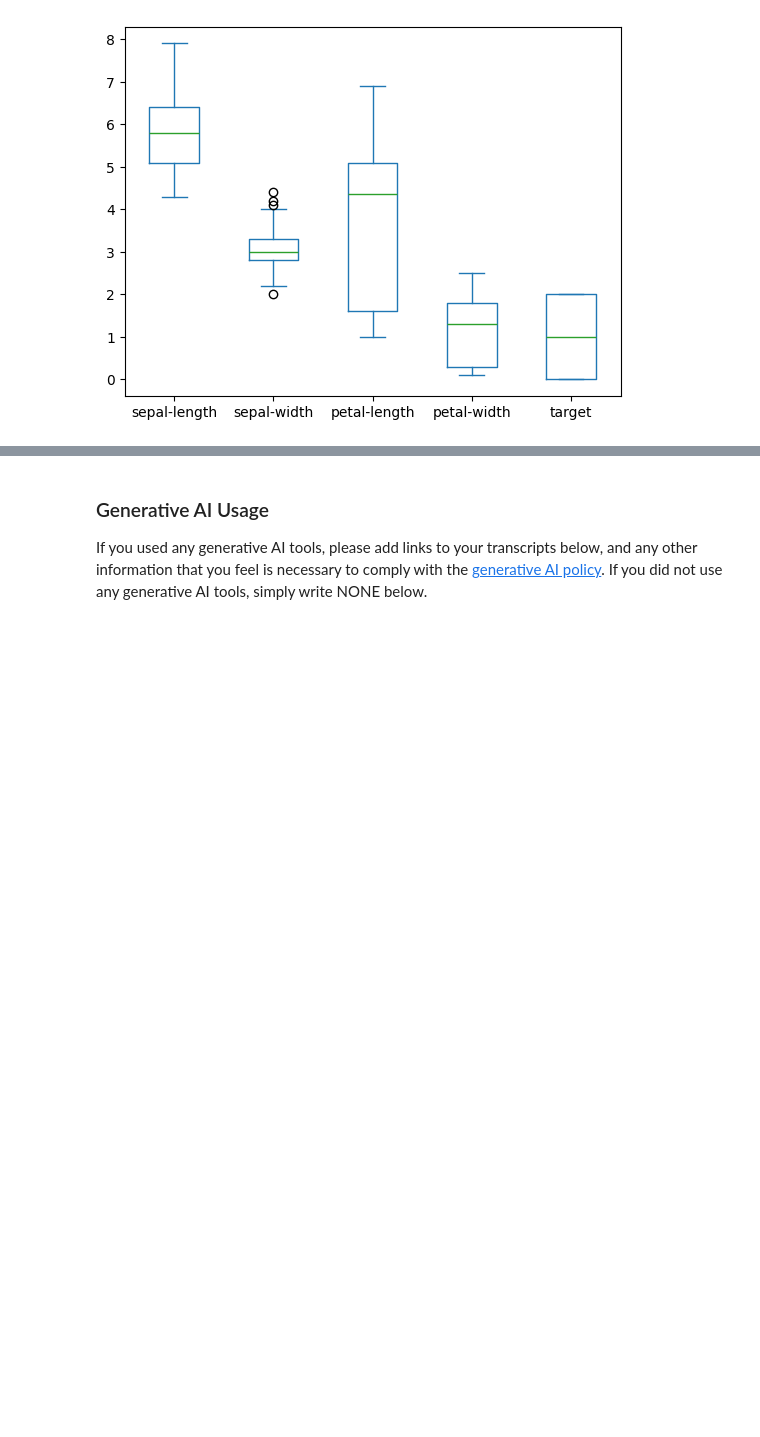
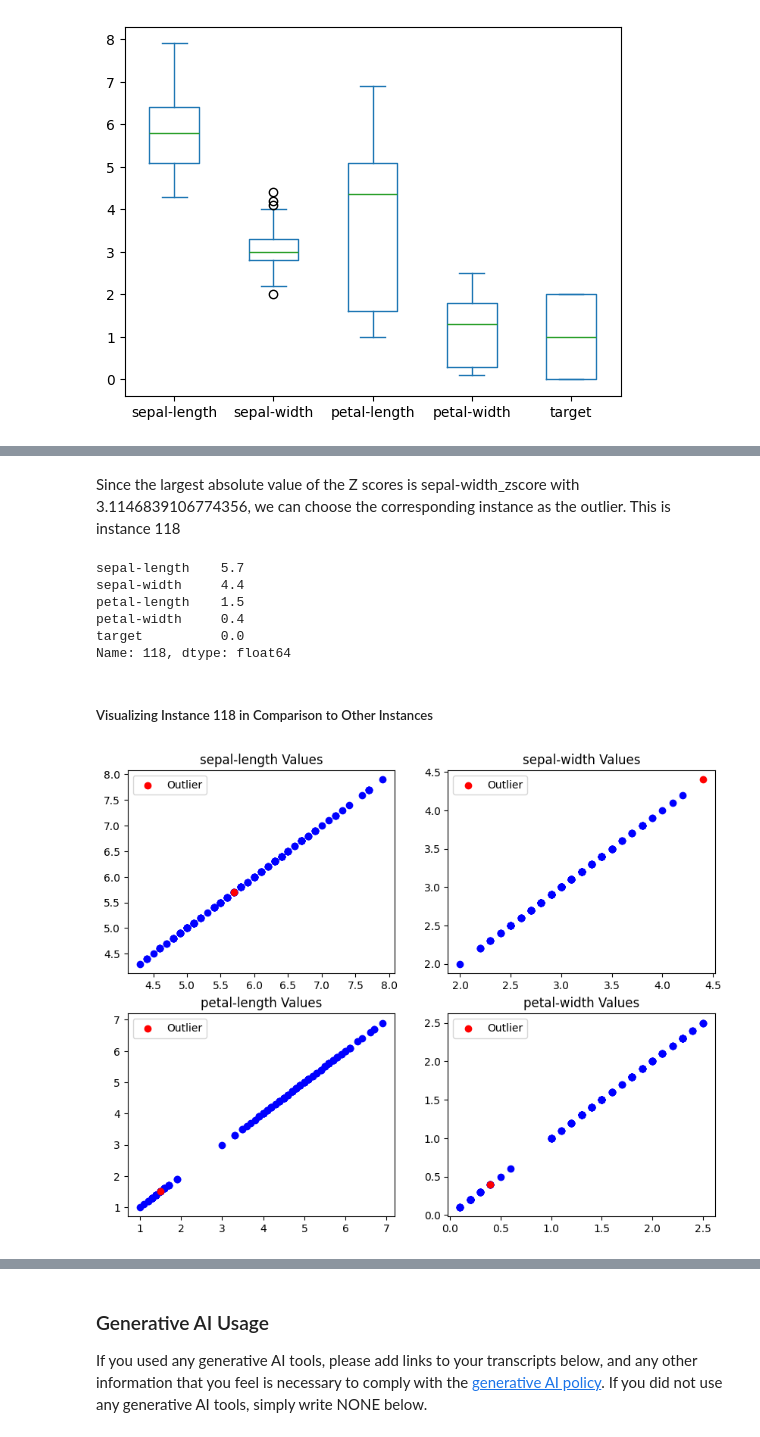
Before and after one commit to calebhadley1/dx601-final-project, a Jupyter notebook: project.ipynb, the cells around one changed output, grey strips where cells are left out. Cells and saved outputs as stored; diff of their text form; code cells hidden in the pictures; blank space fills up the shorter version.

```diff
--- a/project.ipynb
+++ b/project.ipynb
@@ -479,6 +453,0 @@ Name: 118, dtype: float64
-# %%
-colors = ['blue'] * len(df)
-colors[118] = 'red'
-for c in df.columns:
-    if c != "petal-width":
-        df.plot.scatter("petal-width", c, c=colors, alpha=.2)
@@ -491,0 +458,9 @@ for c in df.columns:
+# %%
+df_copy = df.copy()
+for c in df_copy.columns:
+    if c != 'target':
+        df_copy[f'{c}-zscore'] = scipy.stats.zscore(df_copy[c])
+for c in df_copy:
+    if "zscore" in c:
+        print(f"{c} max: {df_copy[c].max()}")
+        print(f"{c} min: {df_copy[c].min()}")
@@ -491,0 +493,27 @@ for c in df.columns:
+# %% [markdown]
+Since the largest absolute value of the Z scores is sepal-width_zscore with 3.1146839106774356, we can choose the corresponding instance as the outlier. This is instance 118
+# %%
+df.iloc[118]
+# %% [output]
+sepal-length    5.7
+sepal-width     4.4
+petal-length    1.5
+petal-width     0.4
+target          0.0
+Name: 118, dtype: float64
+# %% [markdown]
+##### Visualizing Instance 118 in Comparison to Other Instances
+# %%
+outlier_df = df.iloc[118]
+remainder_df = df.drop(118)
+plt.figure(figsize=(10, 16))
+
+for i, c in enumerate(df.columns):
+    if c != 'target':
+        plt.subplot(4, 2, i+1)
+        plt.scatter(remainder_df[c], remainder_df[c], color='blue')
+        plt.scatter(outlier_df[c], outlier_df[c], color='red', label='Outlier')
+        plt.title(f"{c} Values")
+        plt.legend()
+# %% [output]
+[figure, added]
```
Also changed, not shown: parts of 12 cells of this notebook.
